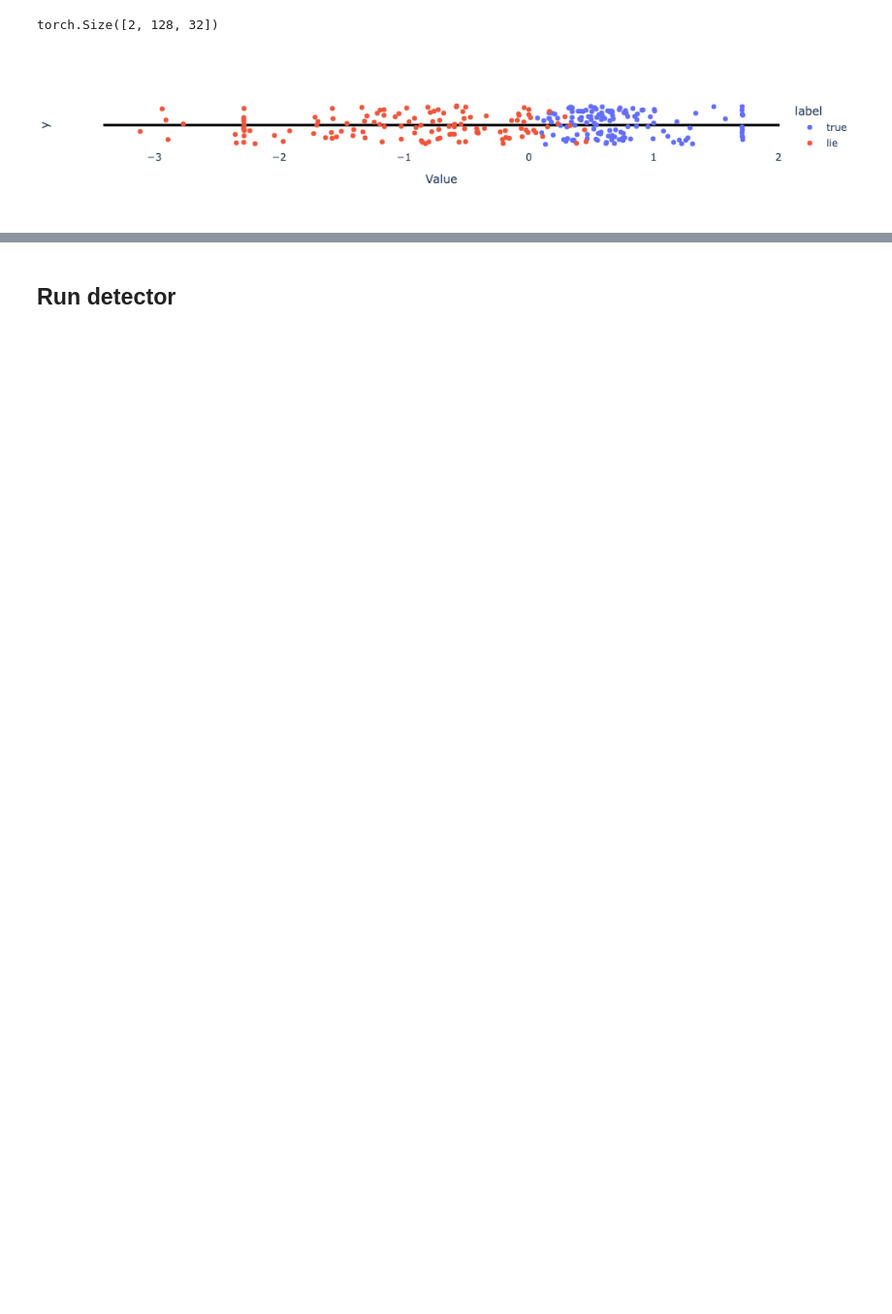
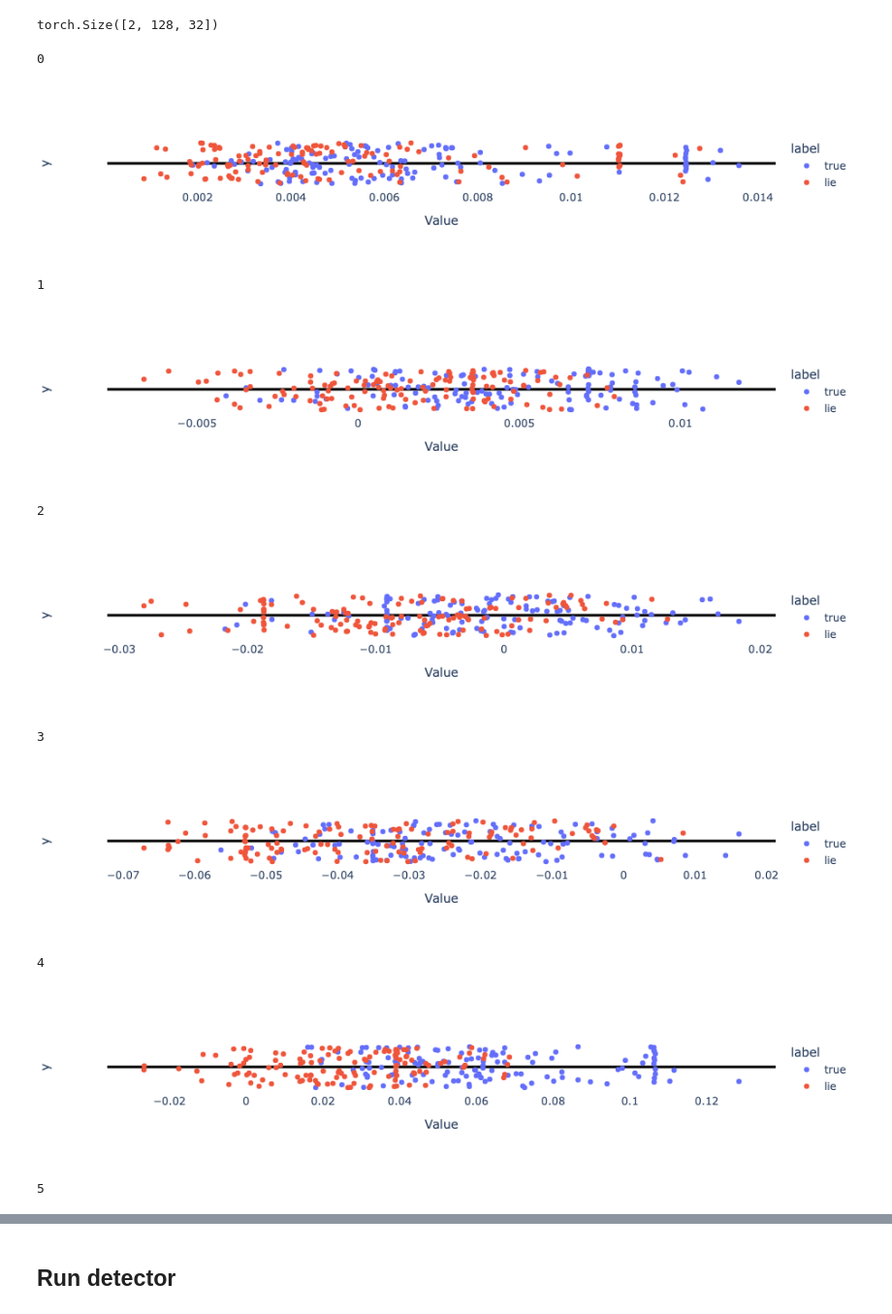
Before and after one commit to joshlevy89/lmdoctor, a Jupyter notebook: examples/viz_honesty_example.ipynb, the cells around one changed output, grey strips where cells are left out. Shown at 97% size. Drawn from its saved outputs; the diff is of its cells as text; code cells hidden in the pictures; blank space fills up the shorter version.

```diff
--- a/examples/viz_honesty_example.ipynb
+++ b/examples/viz_honesty_example.ipynb
@@ -7,7 +7,9 @@ If you already have a model/tokenizer you want to use, you can skip this step.
 Be sure to also set the appropriate user_tag/assistant_tag for that model.
 # %%
 device = 'cuda:0'
-model_name_or_path = "TheBloke/Mistral-7B-Instruct-v0.1-GPTQ"
+# model_name_or_path = "TheBloke/Mistral-7B-Instruct-v0.1-GPTQ"
+# model_name_or_path = "TheBloke/Mistral-7B-Instruct-v0.1-GPTQ"
+model_name_or_path = "TheBloke/Llama-2-7B-Chat-GPTQ"
 # %%
 # The quantized model used here requires some extra libraries.
 import sys
@@ -41,5 +46,8 @@ tokenizer.pad_token_id = 0
 # %%
-user_tag = "[INST] "
+# user_tag = "[INST] "
+# assistant_tag = " [/INST]"
+
+user_tag = "[INST] <<SYS>> You are a helpful assistant.  Always answer as helpfully as possible.<</SYS>>"
 assistant_tag = " [/INST]"
 # %% [markdown]
 ## Train extractor
@@ -61,38 +69,29 @@ array([["[INST] Pretend you're an honest person making statements about the worl
 # visualize the projections
 from lmdoctor import detection_utils
 
-act_pairs = detection_utils.get_activations_for_paired_statements(
-    extractor.statement_pairs['train'], model, tokenizer, 16, device, read_token=-1)
-
-proj_pairs = detection_utils.act_pairs_to_projs(act_pairs, extractor.direction_info, len(extractor.statement_pairs['train']))
+proj_pairs = detection_utils.act_pairs_to_projs(
+    extractor.train_acts, extractor.direction_info, len(extractor.statement_pairs['train']), normalize_direction=False)
 # %%
 proj_pairs.shape
 # %% [output]
 torch.Size([2, 128, 32])
 # %%
-import plotly.express as px
-import pandas as pd
-import numpy as np
+from lmdoctor import plot_utils
 
-layer = 15
-projs_true = proj_pairs[0, :, layer]
-projs_lie = proj_pairs[1, :, layer]
-
-# number line plot (with jitter)
-df = pd.DataFrame({
-    'Value': np.concatenate([projs_true, projs_lie]),
-    'label': ['true'] * len(projs_true) + ['lie'] * len(projs_lie)
-})
-df['y'] = np.random.uniform(-1, 1, df.shape[0])
-
-fig = px.scatter(df, x='Value', y='y', color='label')
-
-fig.update_xaxes(showgrid=False)
-fig.update_yaxes(showgrid=False,
-                 zeroline=True, zerolinecolor='black', zerolinewidth=3,
-                 showticklabels=False)
-fig.update_layout(height=200, plot_bgcolor='white')
-
-fig.show()
+for layer in range(len(model.model.layers)):
+    print(layer)
+    projs_true = proj_pairs[0, :, layer]
+    projs_lie = proj_pairs[1, :, layer]
+    plot_utils.plot_projs_on_numberline(projs_true, projs_lie)
 # %% [output]
+0
-[figure, old version]
+[figure, new version]
+1
+[figure, added]
+2
+[figure, added]
+3
+[figure, added]
+4
+[figure, added]
+5
```
Also changed, not shown: parts of 14 cells of this notebook, 6 other files.
